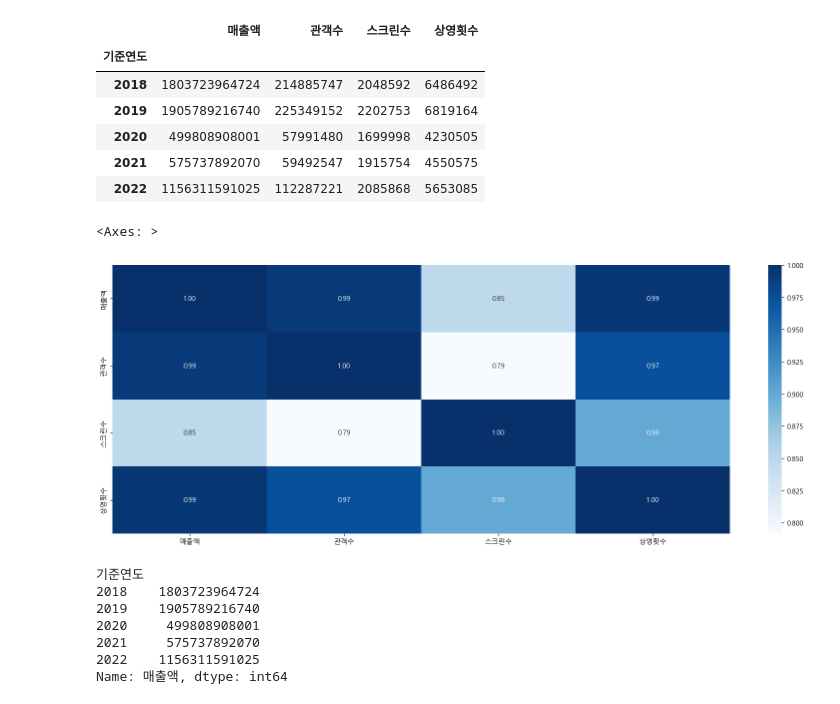
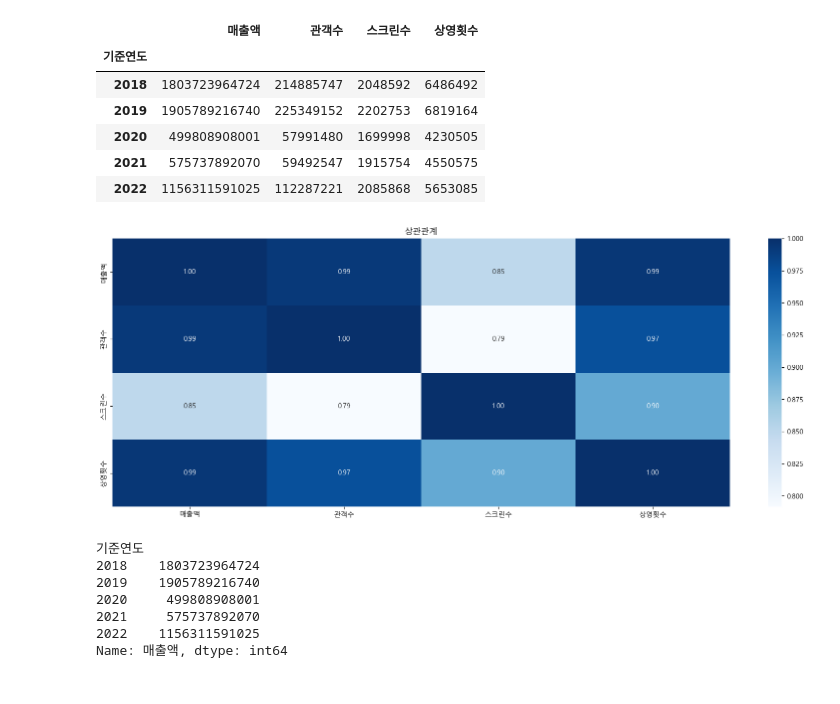
Before and after one commit to hyewon961117/hwstudy, a Jupyter notebook: City_Rock/[분석&시각화]_기간별_일별_분석_2.ipynb, the cells around one changed output. Saved outputs shown, nothing was run; the diff lists cells and outputs as text; code cells hidden in the pictures.

```diff
--- a/City_Rock/[분석&시각화]_기간별_일별_분석_2.ipynb
+++ b/City_Rock/[분석&시각화]_기간별_일별_분석_2.ipynb
@@ -60,6 +60,8 @@ sns.heatmap(corr_df, annot=True, fmt=".2f", cmap="Blues")
 # 매출 변화
 # %%
 movie_info = movie_df[['영화명','개봉일','대표국적','등급','기준일','매출액','누적매출액','관객수','누적관객수','스크린수','상영횟수','기준연도','기준월','개봉연도','개봉월']]
+movie_info_2023 = movie_info[movie_info['기준연도']==2023]
+movie_info = movie_info[(movie_info['기준연도']!=2023)&(movie_info['기준연도']!=2017)]
 movie_info.head(3)
 # %% [output]
 |  | 영화명 | 개봉일 | 대표국적 | 등급 | 기준일 | 매출액 | 누적매출액 | 관객수 | 누적관객수 | 스크린수 | 상영횟수 | ... |
@@ -69,5 +71,5 @@ movie_info.head(3)
 # %%
-movie_year_info = movie_info.groupby(['기준연도']).agg({'매출액':'sum', '관객수':'sum', '스크린수':'sum', '상영횟수':'sum'})[1:-1]
+movie_year_info = movie_info.groupby(['기준연도']).agg({'매출액':'sum', '관객수':'sum', '스크린수':'sum', '상영횟수':'sum'})
 movie_year_info
 # %% [output]
 |  | 매출액 | 관객수 | 스크린수 | 상영횟수 |
@@ -80,9 +82,10 @@ movie_year_info
 # %%
 plt.figure(figsize=(20,7))
 sns.heatmap(movie_year_info.corr(), annot=True, fmt=".2f", cmap="Blues")
+plt.title("상관관계")
+plt.show()
 # %% [output]
-<Axes: >
-[figure, old version]
+[figure, new version]
 # %%
 movie_year_info['매출액']
 # %% [output]
```
Also changed, not shown: parts of 24 cells of this notebook.
